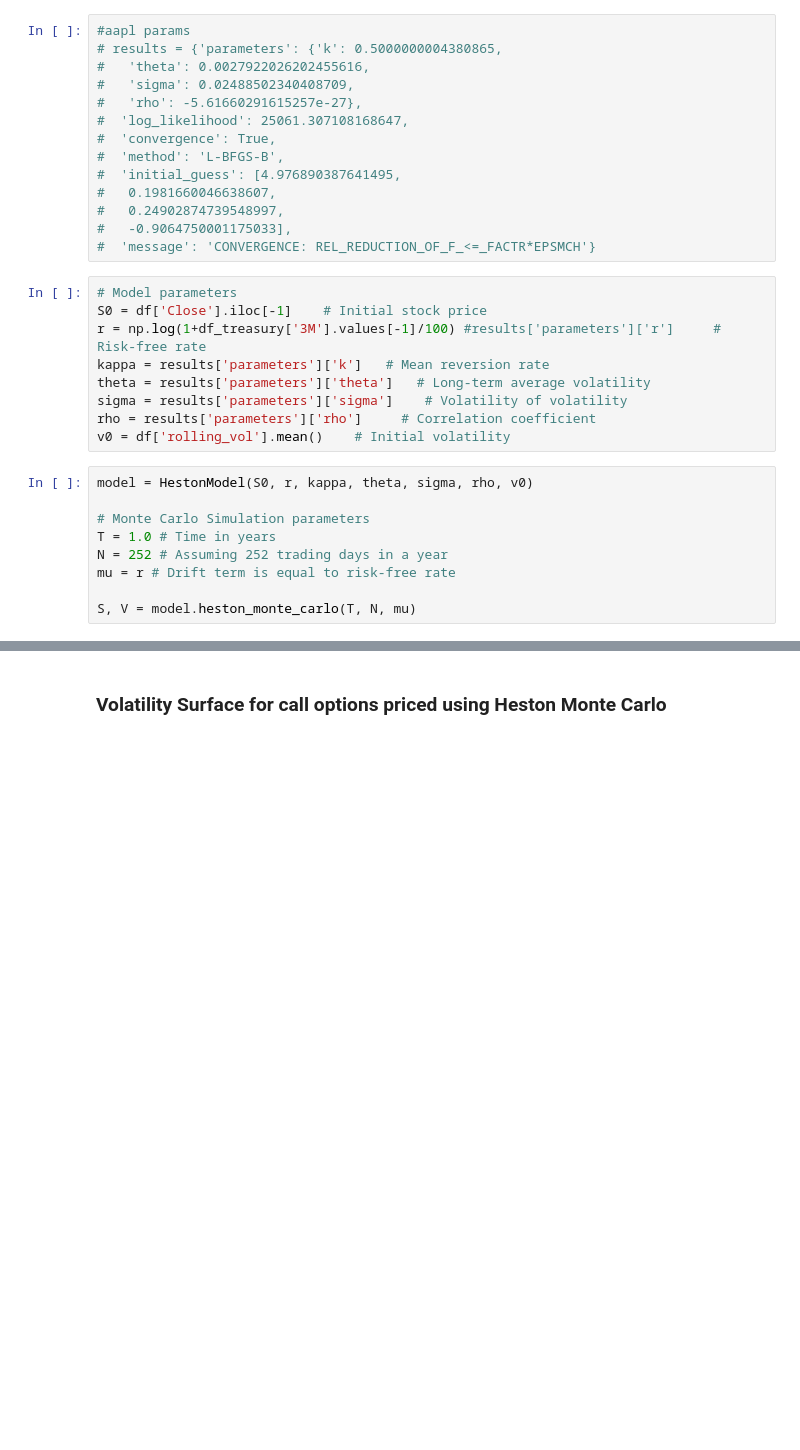
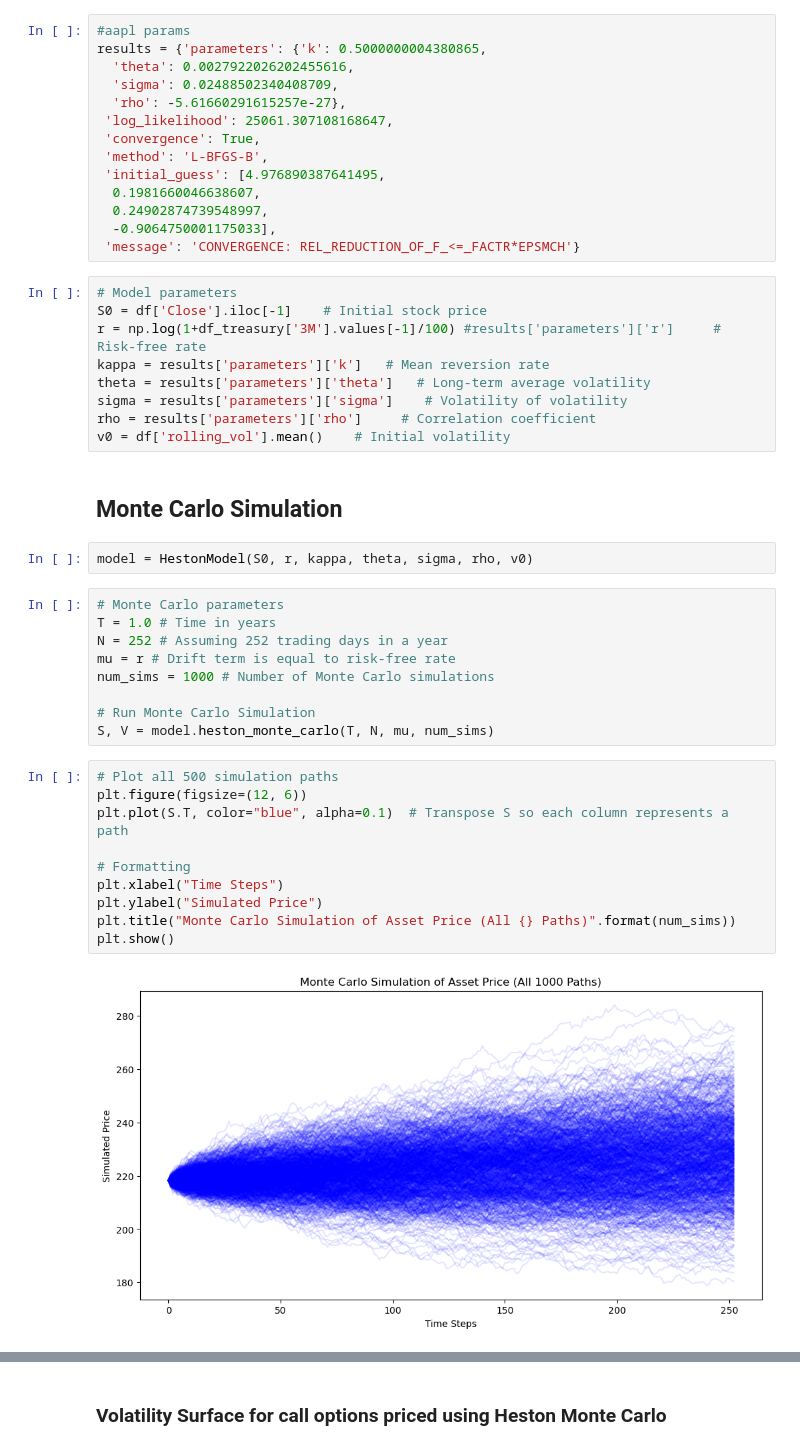
Before and after one commit to maher2k0/mc-heston-option-pricing, a Jupyter notebook: option_analysis.ipynb, the cells around one changed output, grey strips where cells are left out. Saved outputs shown, nothing was run; the diff lists cells and outputs as text; blank space fills up the shorter version.

```diff
--- a/option_analysis.ipynb
+++ b/option_analysis.ipynb
@@ -62,17 +68,17 @@ results = {'parameters': {'k': 0.5000000000000286,
 # %%
 #aapl params
-# results = {'parameters': {'k': 0.5000000004380865,
-#   'theta': 0.0027922026202455616,
-#   'sigma': 0.02488502340408709,
-#   'rho': -5.61660291615257e-27},
-#  'log_likelihood': 25061.307108168647,
-#  'convergence': True,
-#  'method': 'L-BFGS-B',
-#  'initial_guess': [4.976890387641495,
-#   0.1981660046638607,
-#   0.24902874739548997,
-#   -0.9064750001175033],
-#  'message': 'CONVERGENCE: REL_REDUCTION_OF_F_<=_FACTR*EPSMCH'}
+results = {'parameters': {'k': 0.5000000004380865,
+  'theta': 0.0027922026202455616,
+  'sigma': 0.02488502340408709,
+  'rho': -5.61660291615257e-27},
+ 'log_likelihood': 25061.307108168647,
+ 'convergence': True,
+ 'method': 'L-BFGS-B',
+ 'initial_guess': [4.976890387641495,
+  0.1981660046638607,
+  0.24902874739548997,
+  -0.9064750001175033],
+ 'message': 'CONVERGENCE: REL_REDUCTION_OF_F_<=_FACTR*EPSMCH'}
 # %%
 # Model parameters
 S0 = df['Close'].iloc[-1]    # Initial stock price
@@ -82,12 +88,28 @@ theta = results['parameters']['theta']   # Long-term average volatility
 sigma = results['parameters']['sigma']    # Volatility of volatility
 rho = results['parameters']['rho']     # Correlation coefficient
 v0 = df['rolling_vol'].mean()    # Initial volatility
+# %% [markdown]
+## Monte Carlo Simulation
+# %%
+model = HestonModel(S0, r, kappa, theta, sigma, rho, v0)
 # %%
-model = HestonModel(S0, r, kappa, theta, sigma, rho, v0)
-
-# Monte Carlo Simulation parameters
+# Monte Carlo parameters
 T = 1.0 # Time in years
 N = 252 # Assuming 252 trading days in a year
 mu = r # Drift term is equal to risk-free rate
+num_sims = 1000 # Number of Monte Carlo simulations
 
-S, V = model.heston_monte_carlo(T, N, mu)
+# Run Monte Carlo Simulation
+S, V = model.heston_monte_carlo(T, N, mu, num_sims)
+# %%
+# Plot all 500 simulation paths
+plt.figure(figsize=(12, 6))
+plt.plot(S.T, color="blue", alpha=0.1)  # Transpose S so each column represents a path
+
+# Formatting
+plt.xlabel("Time Steps")
+plt.ylabel("Simulated Price")
+plt.title("Monte Carlo Simulation of Asset Price (All {} Paths)".format(num_sims))
+plt.show()
+# %% [output]
+[figure, added]
```
Also changed, not shown: parts of 18 cells of this notebook, 1 other file.
